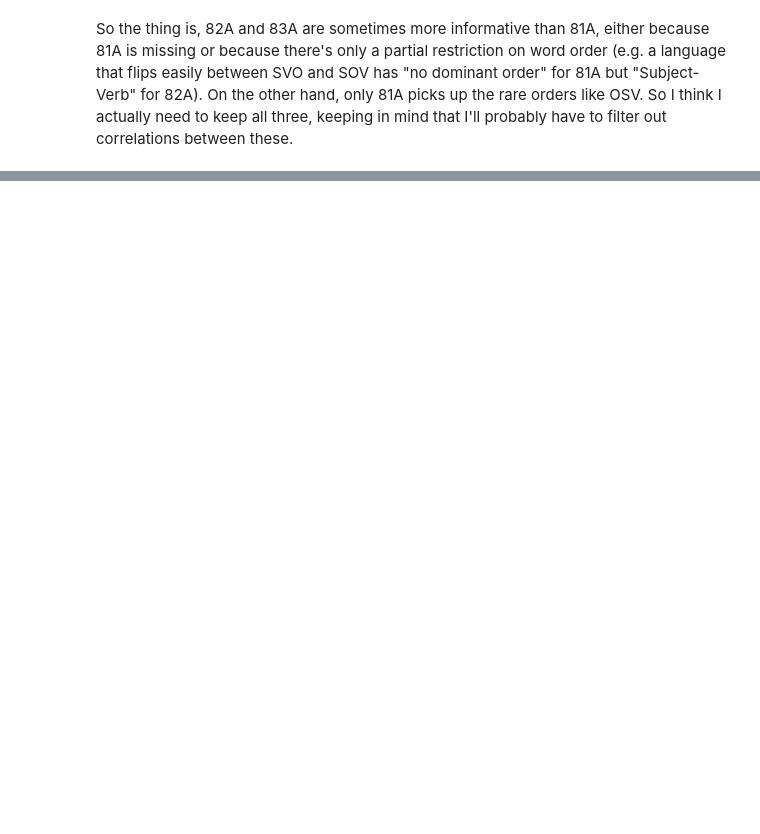
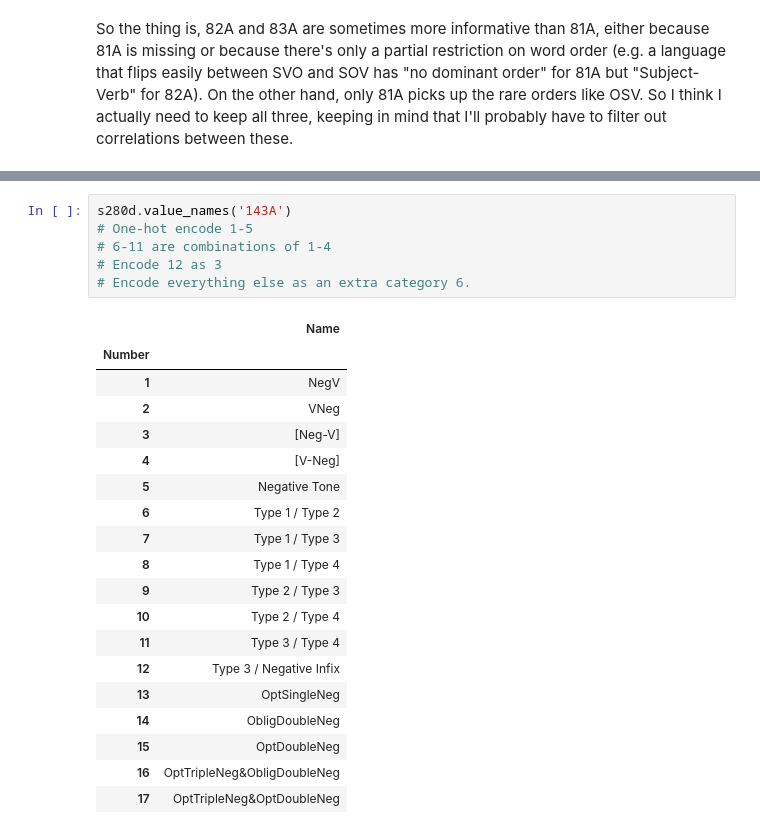
Before and after one commit to def-gthill/sils, a Jupyter notebook: prep.ipynb, the cells around one changed output, grey strips where cells are left out. Drawn from its saved outputs; the diff is of its cells as text; blank space fills up the shorter version.

Commit message:
Decided how to encode each feature

```diff
--- a/prep.ipynb
+++ b/prep.ipynb
@@ -384,0 +794,26 @@ sub4['83A'].sum(), sub4['87A'].sum(), sub4['97A'].sum()
+# %%
+s280d.value_names('143A')
+# One-hot encode 1-5
+# 6-11 are combinations of 1-4
+# Encode 12 as 3
+# Encode everything else as an extra category 6.
+# %% [output]
+|  | Name |
+| Number |  |
+| 1 | NegV |
+| 2 | VNeg |
+| 3 | [Neg-V] |
+| 4 | [V-Neg] |
+| 5 | Negative Tone |
+| 6 | Type 1 / Type 2 |
+| 7 | Type 1 / Type 3 |
+| 8 | Type 1 / Type 4 |
+| 9 | Type 2 / Type 3 |
+| 10 | Type 2 / Type 4 |
+| 11 | Type 3 / Type 4 |
+| 12 | Type 3 / Negative Infix |
+| 13 | OptSingleNeg |
+| 14 | ObligDoubleNeg |
+| 15 | OptDoubleNeg |
+| 16 | OptTripleNeg&ObligDoubleNeg |
+| 17 | OptTripleNeg&OptDoubleNeg |
```
Also changed, not shown: parts of 57 cells of this notebook, 1 other file.
